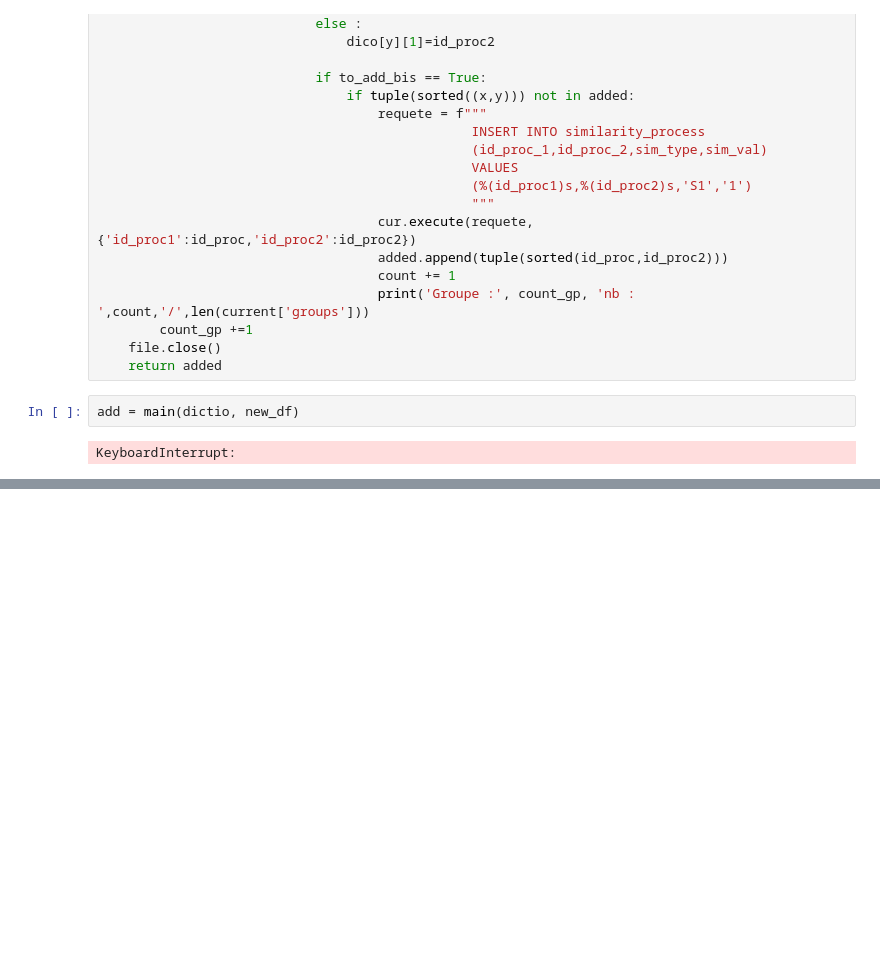
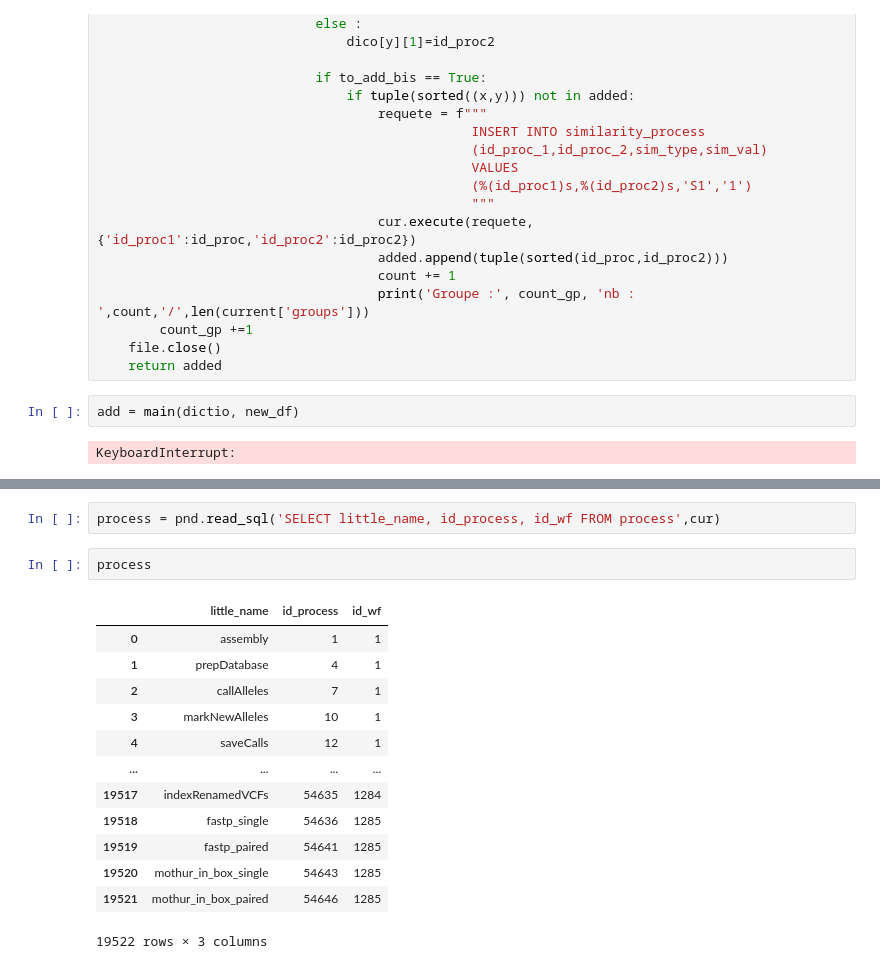
Before and after one commit to mdjaffardjy/AnalyseDonneesNextflow, a Jupyter notebook: BDD/bdd_similarity_process.ipynb, the cells around one changed output, grey strips where cells are left out. Saved outputs shown, nothing was run; the diff lists cells and outputs as text; blank space fills up the shorter version.

```diff
--- a/BDD/bdd_similarity_process.ipynb
+++ b/BDD/bdd_similarity_process.ipynb
@@ -228,0 +250,18 @@ KeyboardInterrupt:
+# %%
+process = pnd.read_sql('SELECT little_name, id_process, id_wf FROM process',cur)
+# %%
+process
+# %% [output]
+|  | little_name | id_process | id_wf |
+| 0 | assembly | 1 | 1 |
+| 1 | prepDatabase | 4 | 1 |
+| 2 | callAlleles | 7 | 1 |
+| 3 | markNewAlleles | 10 | 1 |
+| 4 | saveCalls | 12 | 1 |
+| ... | ... | ... | ... |
+| 19517 | indexRenamedVCFs | 54635 | 1284 |
+| 19518 | fastp_single | 54636 | 1285 |
+| 19519 | fastp_paired | 54641 | 1285 |
+| 19520 | mothur_in_box_single | 54643 | 1285 |
+| 19521 | mothur_in_box_paired | 54646 | 1285 |
+19522 rows × 3 columns
```
Also changed, not shown: parts of 8 cells of this notebook, 6 other files.
